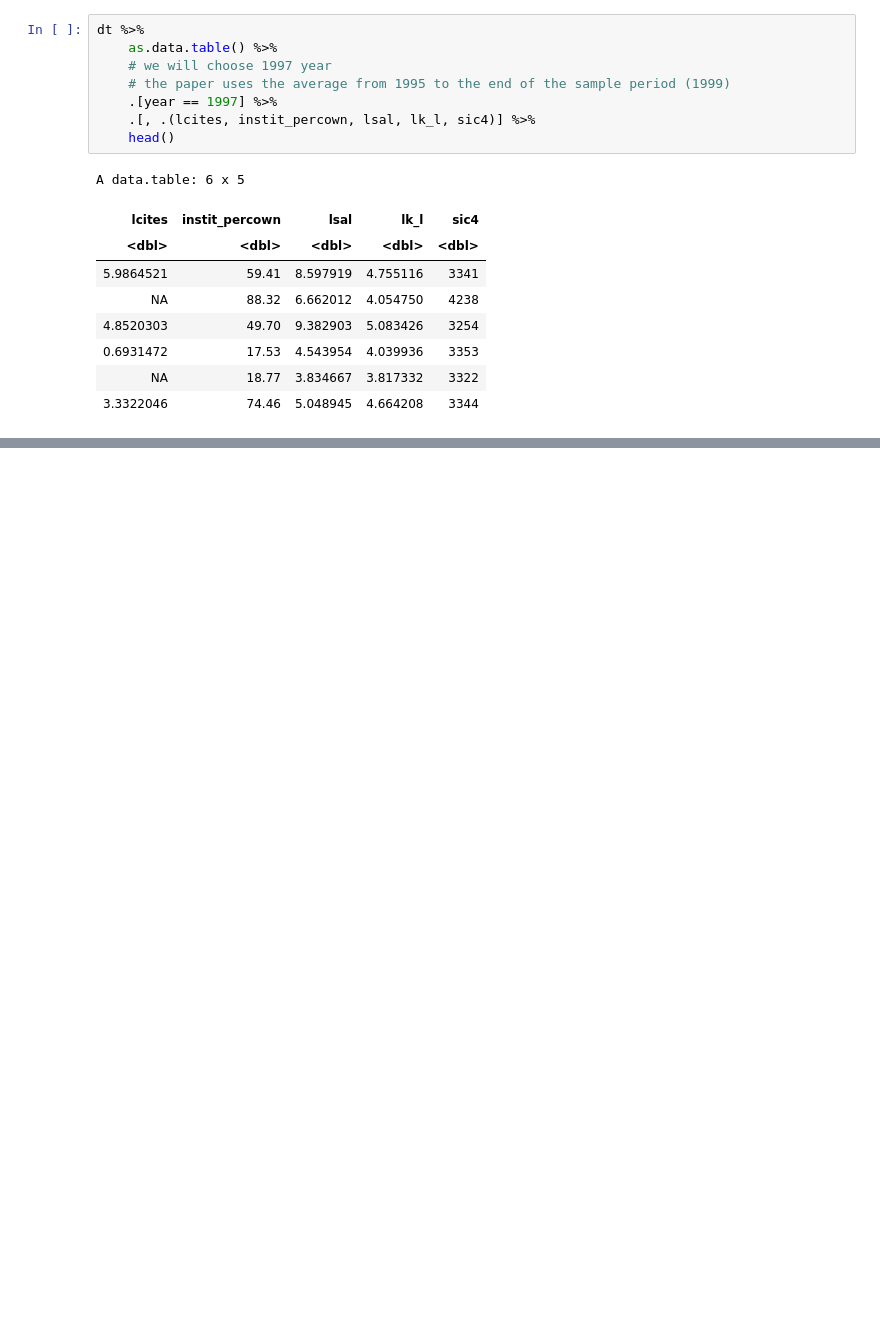
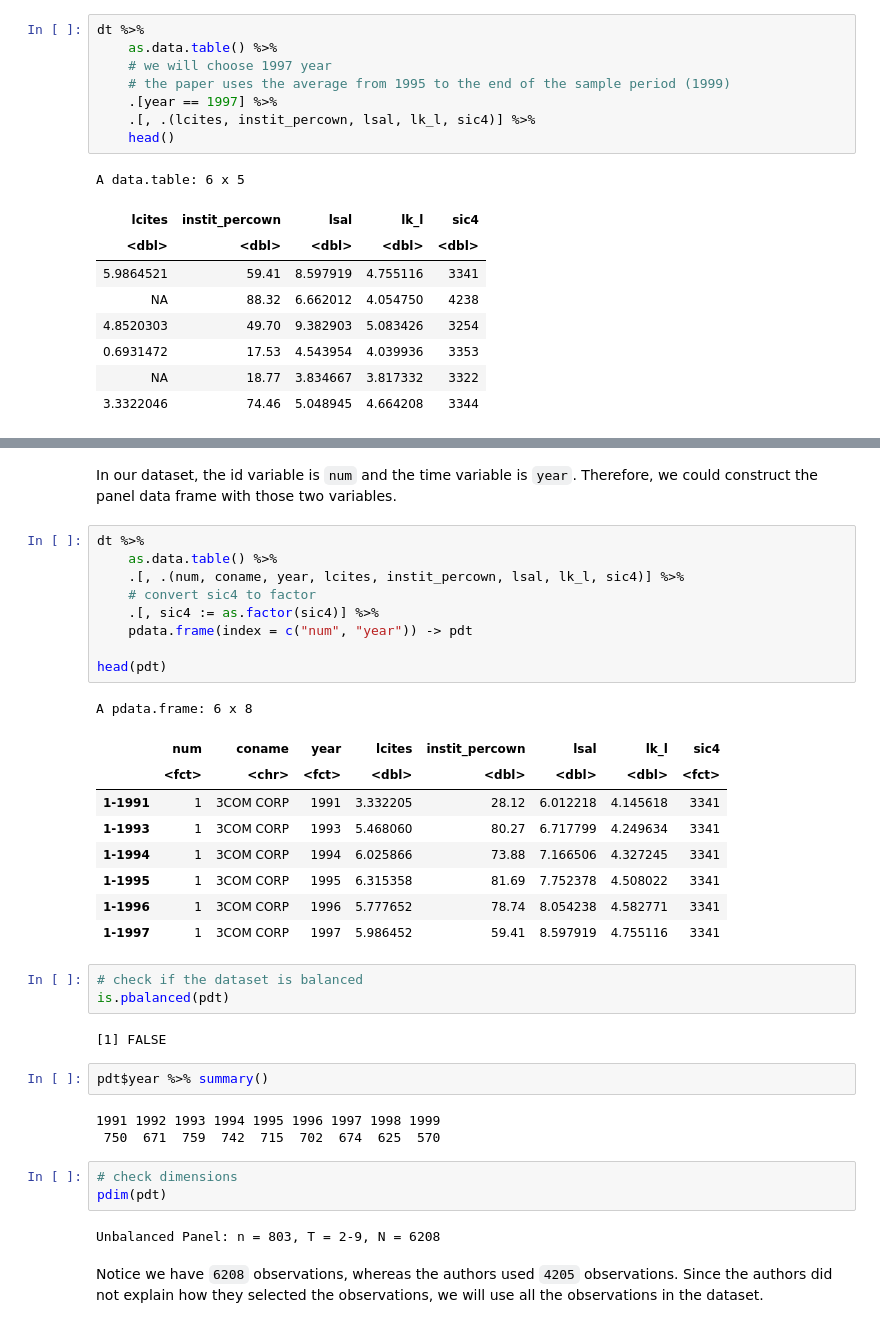
Before and after one commit to oceanumeric/ININ-tutorial, a Jupyter notebook: labs/lab4.ipynb, the cells around one changed output, grey strips where cells are left out. Cells and saved outputs as stored; diff of their text form; blank space fills up the shorter version.

```diff
--- a/labs/lab4.ipynb
+++ b/labs/lab4.ipynb
@@ -178,0 +213,40 @@ We will check the dataset to see if it is a panel data or not.
+# %% [markdown]
+In our dataset, the id variable is `num` and the time variable is `year`.
+Therefore, we could construct the panel data frame with those two
+variables.
+# %%
+dt %>%
+    as.data.table() %>%
+    .[, .(num, coname, year, lcites, instit_percown, lsal, lk_l, sic4)] %>%
+    # convert sic4 to factor
+    .[, sic4 := as.factor(sic4)] %>%
+    pdata.frame(index = c("num", "year")) -> pdt
+
+head(pdt)
+# %% [output]
+A pdata.frame: 6 x 8
+|  | num | coname | year | lcites | instit_percown | lsal | lk_l | sic4 |
+|  | <fct> | <chr> | <fct> | <dbl> | <dbl> | <dbl> | <dbl> | <fct> |
+| 1-1991 | 1 | 3COM CORP | 1991 | 3.332205 | 28.12 | 6.012218 | 4.145618 | 3341 |
+| 1-1993 | 1 | 3COM CORP | 1993 | 5.468060 | 80.27 | 6.717799 | 4.249634 | 3341 |
+| 1-1994 | 1 | 3COM CORP | 1994 | 6.025866 | 73.88 | 7.166506 | 4.327245 | 3341 |
+| 1-1995 | 1 | 3COM CORP | 1995 | 6.315358 | 81.69 | 7.752378 | 4.508022 | 3341 |
+| 1-1996 | 1 | 3COM CORP | 1996 | 5.777652 | 78.74 | 8.054238 | 4.582771 | 3341 |
+| 1-1997 | 1 | 3COM CORP | 1997 | 5.986452 | 59.41 | 8.597919 | 4.755116 | 3341 |
+# %%
+# check if the dataset is balanced
+is.pbalanced(pdt)
+# %% [output]
+[1] FALSE
+# %%
+pdt$year %>% summary()
+# %% [output]
+1991 1992 1993 1994 1995 1996 1997 1998 1999
+ 750  671  759  742  715  702  674  625  570
+# %%
+# check dimensions
+pdim(pdt)
+# %% [output]
+Unbalanced Panel: n = 803, T = 2-9, N = 6208
+# %% [markdown]
+Notice we have `6208` observations, whereas the authors used `4205` observations. Since the authors did not explain how they selected the observations, we will use all the observations in the dataset.
```
Also changed, not shown: parts of 11 cells of this notebook.
